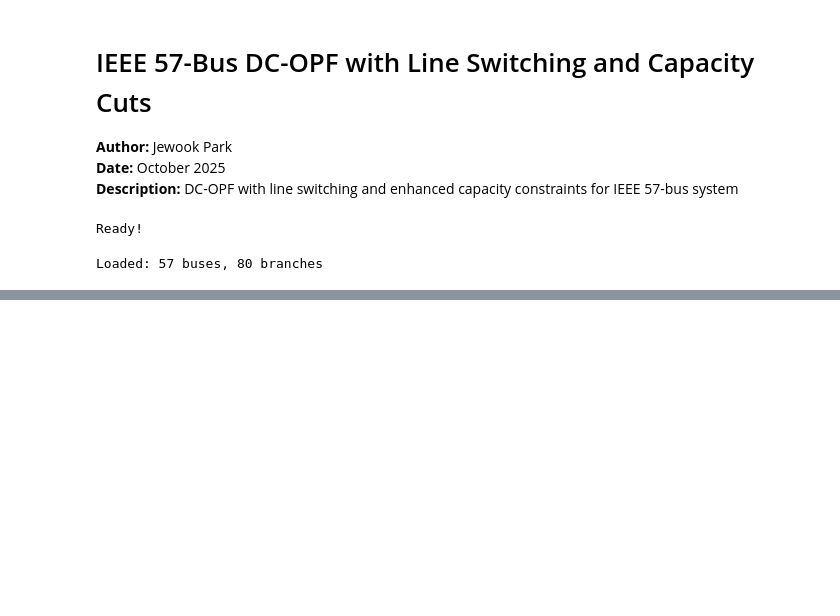
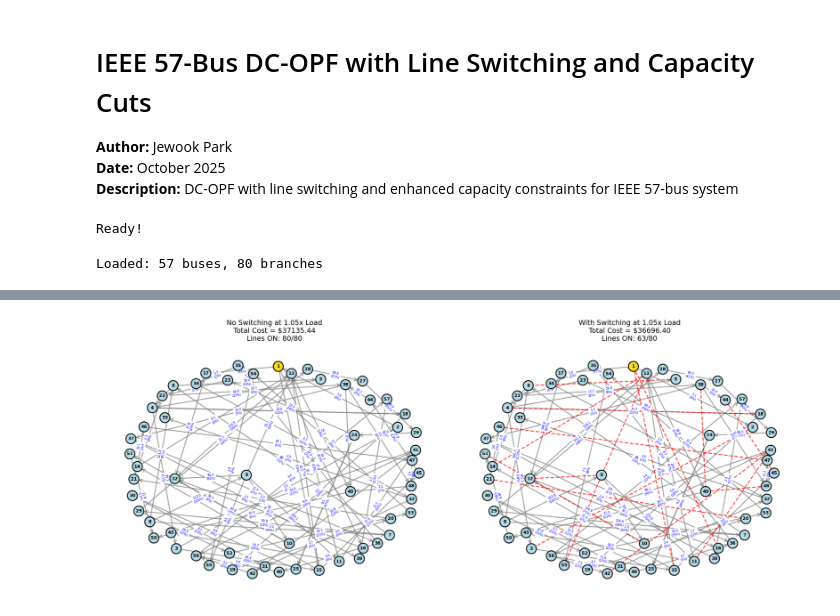
Before and after one commit to lukasp-dev/scopf-optimizer, a Jupyter notebook: case57_line_switching_capacitycut.ipynb, the cells around one changed output, grey strips where cells are left out. Cells and saved outputs as stored; diff of their text form; code cells hidden in the pictures; blank space fills up the shorter version.

```diff
--- a/case57_line_switching_capacitycut.ipynb
+++ b/case57_line_switching_capacitycut.ipynb
@@ -99,0 +150,71 @@ Lines ON: 65/80
+# %%
+# Visualize 1.05x Load comparison with directional arrows and edge labels
+
+def visualize_comparison(models_data):
+    """Visualize 2 configurations with proper costs, flow directions, and edge labels"""
+    fig, axs = plt.subplots(1, 2, figsize=(20, 8))
+
+    for ax, (title, mdl, z_var, P_var, bus_data) in zip(axs, models_data):
+        if mdl.status != GRB.OPTIMAL:
+            ax.text(0.5, 0.5, f"{title}\nFAILED", ha='center', va='center', fontsize=16)
+            ax.axis('off')
+            continue
+
+        G = nx.DiGraph()  # Use DiGraph for directed edges
+        for _, row in bus_data.iterrows():
+            G.add_node(int(row['bus_i']), load=row['Pd'], bus_type=row['type'])
+
+        edges_on, edges_off = [], []
+        edge_labels = {}
+
+        for idx, row in branch_df.iterrows():
+            fbus, tbus = int(row['fbus']), int(row['tbus'])
+            flow = P_var[idx].X
+            capacity = row['rateA'] * 0.9  # capacity_factor = 0.9
+
+            if z_var[idx].X < 0.5:
+                edges_off.append((fbus, tbus))
+            else:
+                # Add edge in flow direction
+                flow_abs = abs(flow)
+                utilization = (flow_abs / capacity * 100) if capacity > 0 else 0
+
+                if flow >= 0:
+                    edges_on.append((fbus, tbus))
+                    edge_labels[(fbus, tbus)] = f"{flow_abs:.1f}\n({utilization:.0f}%)"
+                else:
+                    edges_on.append((tbus, fbus))
+                    edge_labels[(tbus, fbus)] = f"{flow_abs:.1f}\n({utilization:.0f}%)"
+            G.add_edge(fbus, tbus)
+
+        pos = nx.spring_layout(G, k=2, iterations=50, seed=42)
+        node_colors = ['gold' if int(bus_df['bus_i'][i]) == 1 else 'lightblue' for i in range(len(bus_df))]
+        nx.draw_networkx_nodes(G, pos, node_color=node_colors, node_size=400, alpha=0.9, linewidths=2, edgecolors='black', ax=ax)
+        nx.draw_networkx_labels(G, pos, font_size=9, font_weight='bold', ax=ax)
+
+        if edges_on:
+            nx.draw_networkx_edges(G, pos, edgelist=edges_on, edge_color='gray', width=2, alpha=0.7,
+                                  arrows=True, arrowsize=15, arrowstyle='->', ax=ax)
+        if edges_off:
+            nx.draw_networkx_edges(G, pos, edgelist=edges_off, edge_color='red', width=2, alpha=0.7,
+                                  style='dashed', arrows=False, ax=ax)
+
+        # Draw edge labels
+        nx.draw_networkx_edge_labels(G, pos, edge_labels, font_size=6, font_color='blue', ax=ax)
+
+        lines_on = sum(z_var[i].X > 0.5 for i in branch_df.index)
+        ax.set_title(f"{title}\nTotal Cost = ${mdl.objVal:.2f}\nLines ON: {lines_on}/{len(branch_df)}", fontsize=14)
+        ax.axis('off')
+
+    plt.tight_layout()
+    plt.show()
+
+# Prepare data for visualization
+viz_data = [
+    ("No Switching at 1.05x Load", model_nosw_105, z_nosw_105, Pbr_nosw_105, bus_nosw_105),
+    ("With Switching at 1.05x Load", model_sw_105, z_sw_105, Pbr_sw_105, bus_sw_105)
+]
+
+visualize_comparison(viz_data)
+# %% [output]
+[figure, added]
```
Also changed, not shown: parts of 2 cells of this notebook, 4 other files.
